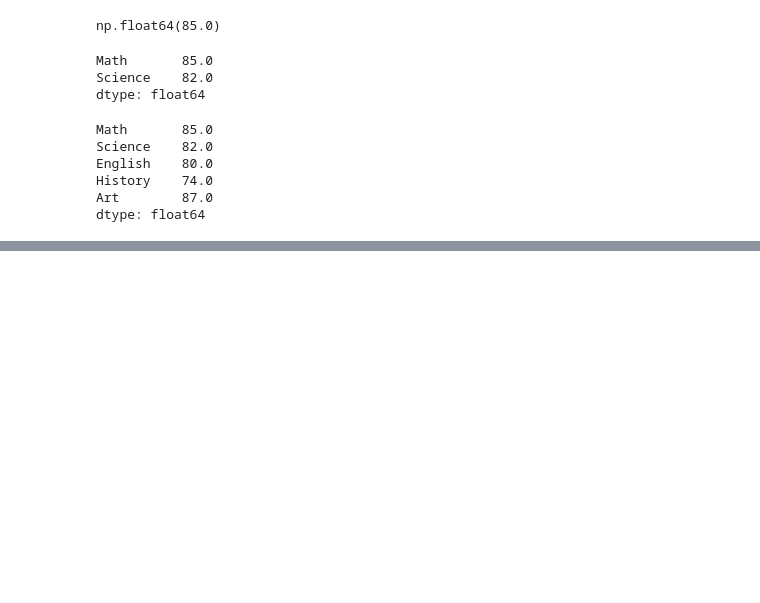
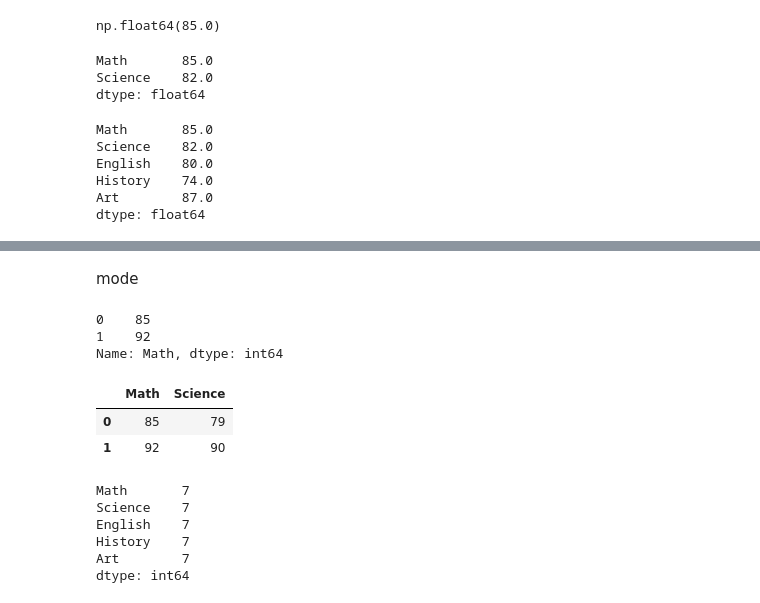
Before and after one commit to bilalhaider-ds/data-analysis, a Jupyter notebook: aggregate/aggregate/performing calculations.ipynb, the cells around one changed output, grey strips where cells are left out. Cells and saved outputs as stored; diff of their text form; code cells hidden in the pictures; blank space fills up the shorter version.

```diff
--- a/aggregate/aggregate/performing calculations.ipynb
+++ b/aggregate/aggregate/performing calculations.ipynb
@@ -238,3 +238,26 @@ data
 | 4 | Eva | 88 | 90 | 78 | 82 | 85 | 423 | 90 | 78 | ... |
 | 5 | Frank | 85 | 79 | 80 | 74 | 87 | 405 | 87 | 74 | ... |
 | 6 | Grace | 92 | 90 | 85 | 82 | 93 | 442 | 93 | 82 | ... |
+# %% [markdown]
+mode
+# %%
+data["Math"].mode()
+# %% [output]
+0    85
+1    92
+Name: Math, dtype: int64
+# %%
+data[["Math","Science"]].mode()
+# %% [output]
+|  | Math | Science |
+| 0 | 85 | 79 |
+| 1 | 92 | 90 |
+# %%
+data.iloc[0:, 1:6].count()
+# %% [output]
+Math       7
+Science    7
+English    7
+History    7
+Art        7
+dtype: int64
```
